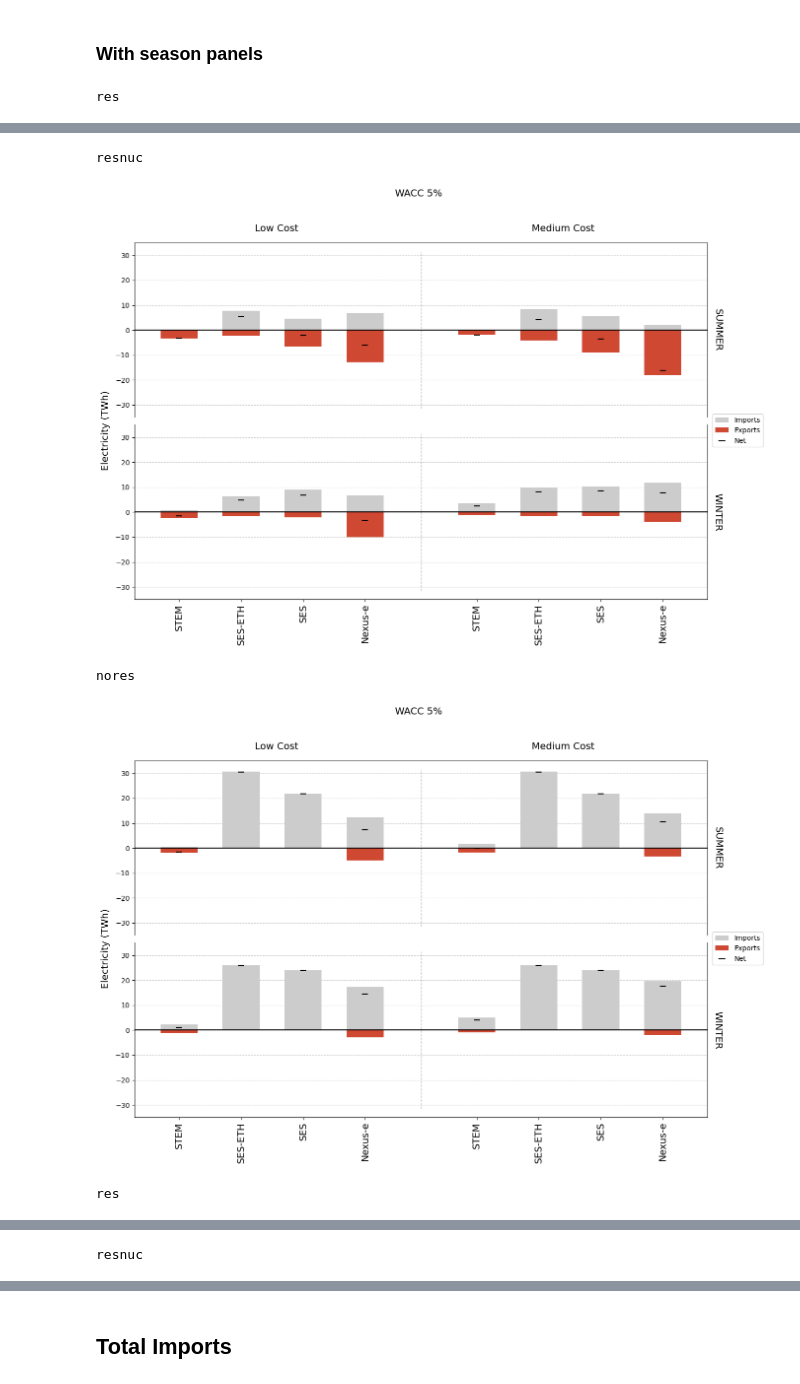
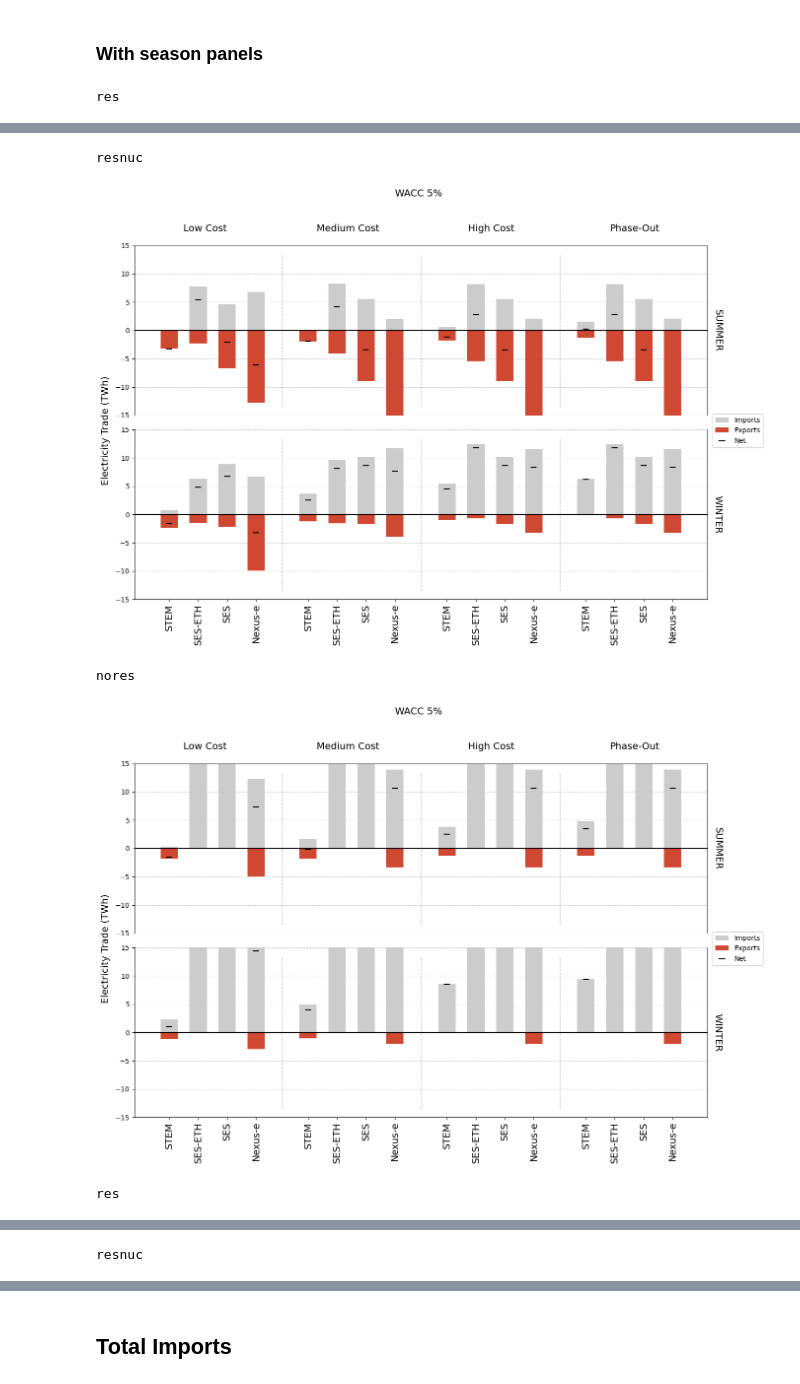
Before and after one commit to rebeccalordan-perret/plots-model-comparison, a Jupyter notebook: cross_comparison_colab.ipynb, the cells around one changed output, grey strips where cells are left out. Drawn from its saved outputs; the diff is of its cells as text; code cells hidden in the pictures.

```diff
--- a/cross_comparison_colab.ipynb
+++ b/cross_comparison_colab.ipynb
@@ -1532,8 +1532,8 @@ def plot_seasonal_trade_with_panels(
   variants = [
     "Low Cost",
     "Medium Cost",
-    #"High Cost",
-    #"Phase-Out"
+    "High Cost",
+    "Phase-Out"
   ]
   models = [
     "STEM",
@@ -1674,7 +1674,7 @@ def plot_seasonal_trade_with_panels(
       )
 
   # Add a single Y-label for the whole figure
-  fig.text(0.04, 0.5, "Electricity (TWh)", va='center', rotation='vertical', fontsize=FONTSIZE)
+  fig.text(0.04, 0.5, "Electricity Trade (TWh)", va='center', rotation='vertical', fontsize=FONTSIZE)
 
   # Separator Lines between Scenarios (drawn across both panels)
   # We draw these on the figure or iterate through axes to ensure they align
@@ -1781,8 +1781,8 @@ for wacc in [5, 8]:
     plot_seasonal_trade_with_panels(
         data=seasonal_trade,
         title=f"WACC {wacc}%",
-        y_lim=35,
-        y_step=10,
+        y_lim=15,
+        y_step=5,
         output_filename_prefix=f"seasonal_trade_wacc{wacc}_{scenario}"
     )
 # %% [output]
@@ -1791,5 +1791,5 @@ res
 resnuc
-[figure, old version]
+[figure, new version]
 nores
-[figure, old version]
+[figure, new version]
 res
```
Also changed, not shown: parts of 1 cell of this notebook.
